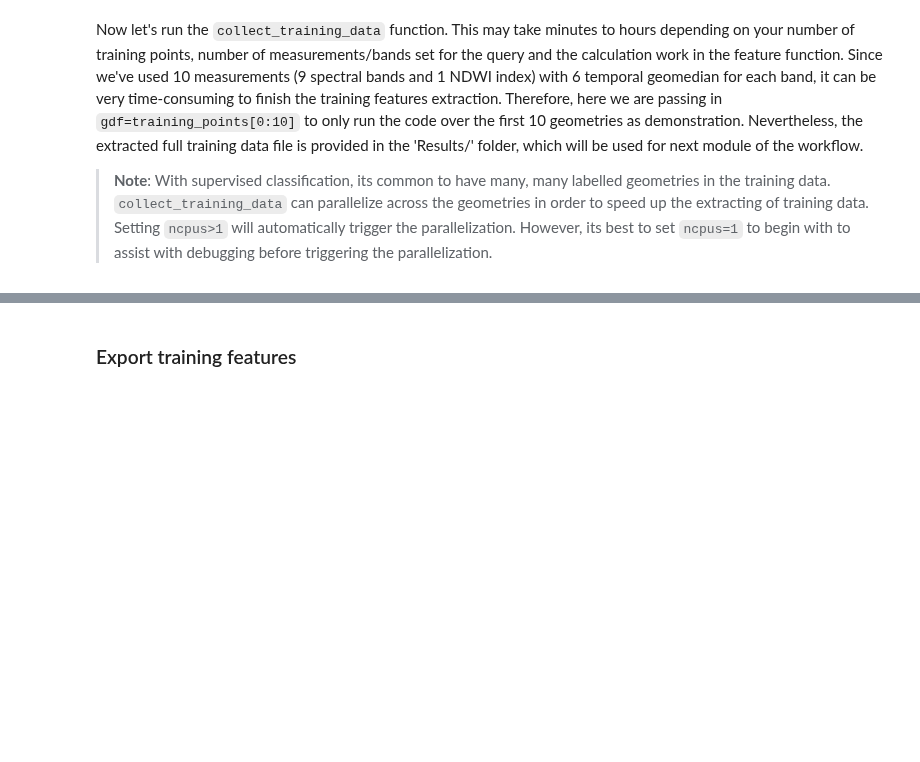
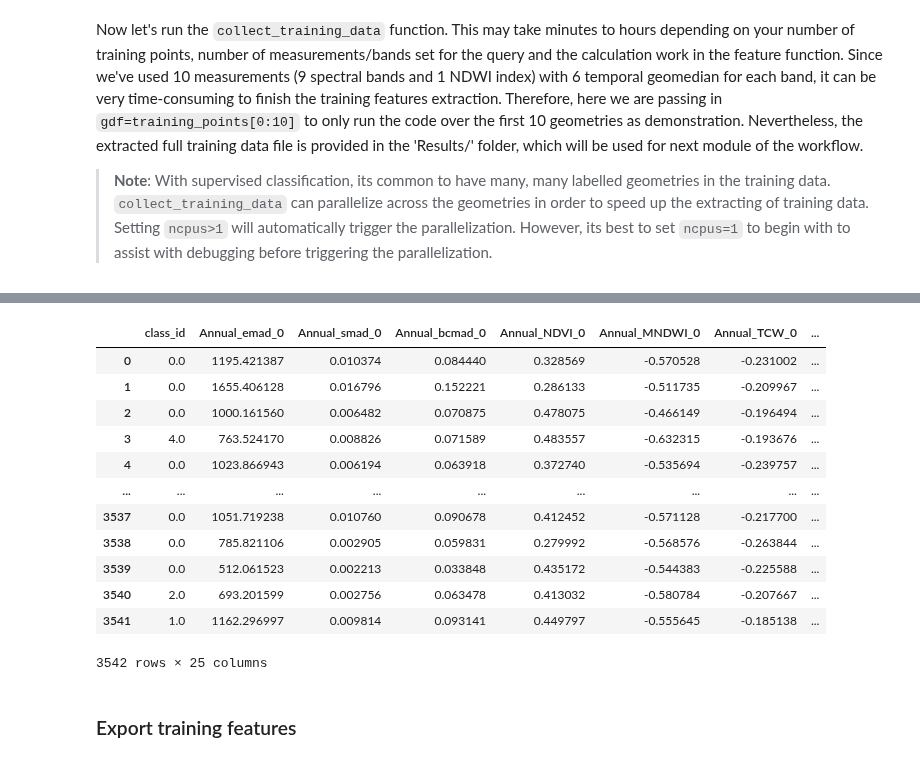
Before and after one commit to teal-waters/deafrica-wetland, a Jupyter notebook: Workflow-notebooks/03_Feature_Extraction.ipynb, the cells around one changed output, grey strips where cells are left out. Cells and saved outputs as stored; diff of their text form; code cells hidden in the pictures; blank space fills up the shorter version.

```diff
--- a/Workflow-notebooks/03_Feature_Extraction.ipynb
+++ b/Workflow-notebooks/03_Feature_Extraction.ipynb
@@ -68,7 +74,7 @@ from externaldrive import list_gdrive, read_tif_from_gdrive
 # %%
 # Specify a prefix to identify the area of interest in the saved outputs
 # By assigning the desired prefix, you can easily identify the outputs associated with the specific area of interest.
-prefix = 'SANBI_Test'
+prefix = 'Test'
 
 field = 'class_id'
 path = f'data/{prefix}_training_samples.geojson'
@@ -121,9 +137,9 @@ We will define the first three parameters and describe the `feature_func` sepera
 zonal_stats = 'mean'
 
 # Set up the inputs for the ODC query
-time = ('2022')
+time = ('2018')
 
-resolution = (-20,20)
+resolution = (-10,10)
 
 output_crs='epsg:6933'
 # %% [markdown]
@@ -349,3 +375,20 @@ print(column_names)
+# %%
+pd_training_features=pd.DataFrame(data=model_input,columns=column_names)
+pd_training_features
+# %% [output]
+|  | class_id | Annual_emad_0 | Annual_smad_0 | Annual_bcmad_0 | Annual_NDVI_0 | Annual_MNDWI_0 | Annual_TCW_0 | ... |
+| 0 | 0.0 | 1195.421387 | 0.010374 | 0.084440 | 0.328569 | -0.570528 | -0.231002 | ... |
+| 1 | 0.0 | 1655.406128 | 0.016796 | 0.152221 | 0.286133 | -0.511735 | -0.209967 | ... |
+| 2 | 0.0 | 1000.161560 | 0.006482 | 0.070875 | 0.478075 | -0.466149 | -0.196494 | ... |
+| 3 | 4.0 | 763.524170 | 0.008826 | 0.071589 | 0.483557 | -0.632315 | -0.193676 | ... |
+| 4 | 0.0 | 1023.866943 | 0.006194 | 0.063918 | 0.372740 | -0.535694 | -0.239757 | ... |
+| ... | ... | ... | ... | ... | ... | ... | ... | ... |
+| 3537 | 0.0 | 1051.719238 | 0.010760 | 0.090678 | 0.412452 | -0.571128 | -0.217700 | ... |
+| 3538 | 0.0 | 785.821106 | 0.002905 | 0.059831 | 0.279992 | -0.568576 | -0.263844 | ... |
+| 3539 | 0.0 | 512.061523 | 0.002213 | 0.033848 | 0.435172 | -0.544383 | -0.225588 | ... |
+| 3540 | 2.0 | 693.201599 | 0.002756 | 0.063478 | 0.413032 | -0.580784 | -0.207667 | ... |
+| 3541 | 1.0 | 1162.296997 | 0.009814 | 0.093141 | 0.449797 | -0.555645 | -0.185138 | ... |
+3542 rows × 25 columns
 # %% [markdown]
 ### Export training features
 # %%
```
Also changed, not shown: parts of 11 cells of this notebook.
